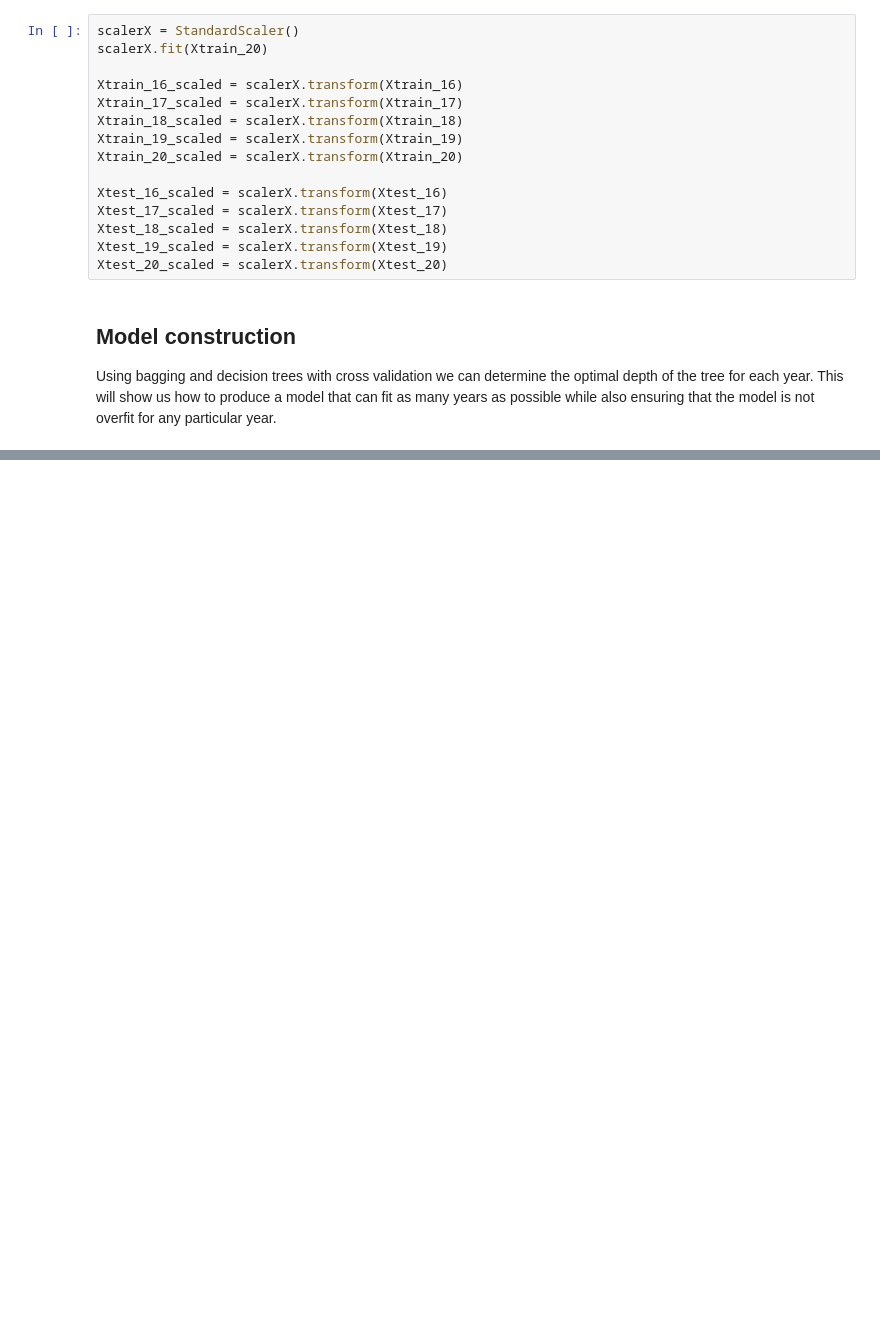
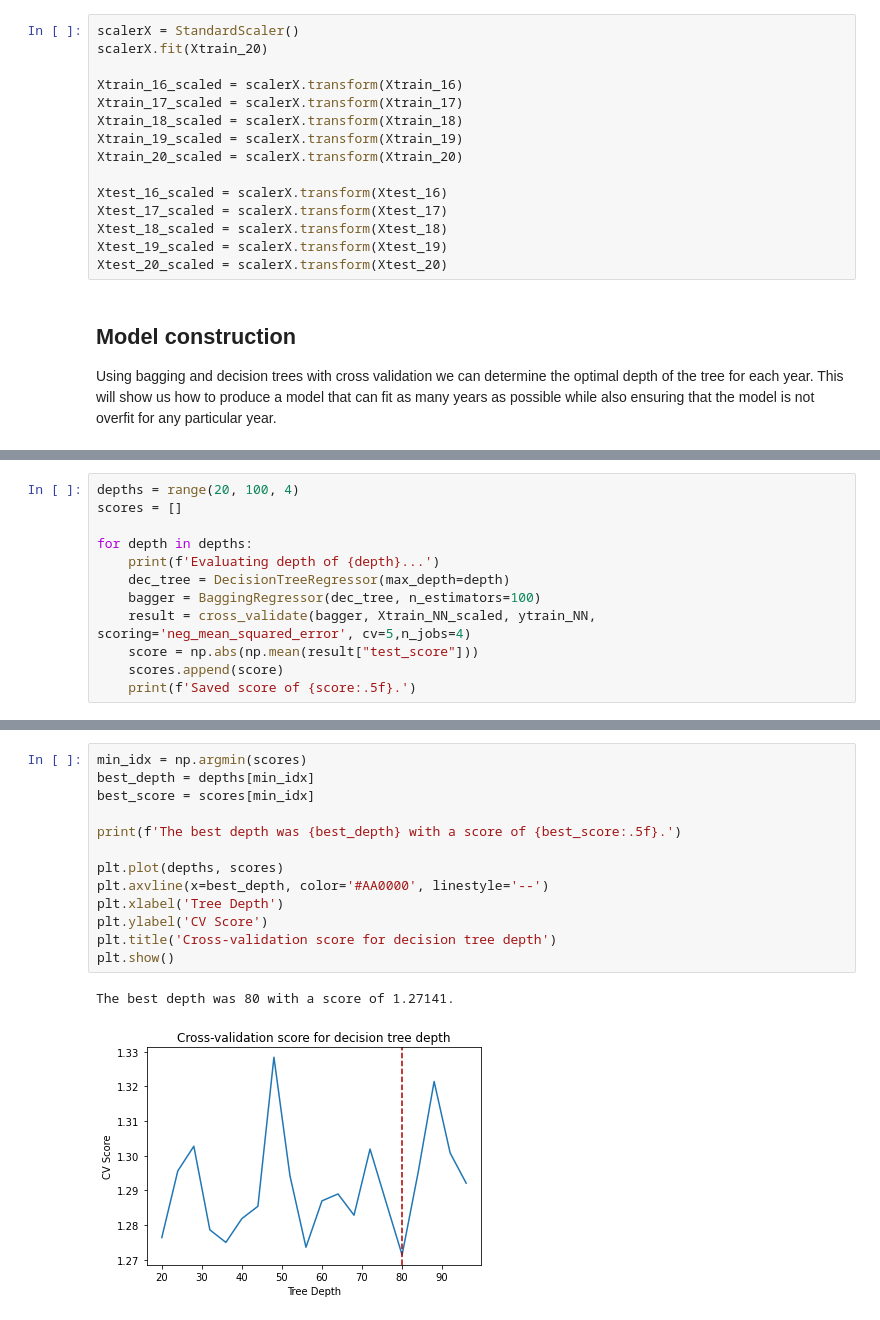
Before and after one commit to sabderra/cs109a_project, a Jupyter notebook: club_best_staff.ipynb, the cells around one changed output, grey strips where cells are left out. Saved outputs shown, nothing was run; the diff lists cells and outputs as text; blank space fills up the shorter version.

```diff
--- a/club_best_staff.ipynb
+++ b/club_best_staff.ipynb
@@ -559,0 +863,12 @@ The optimized and scaled tree results in 0.77404 accurate on the FIFA20 set.
+# %%
+depths = range(20, 100, 4)
+scores = []
+
+for depth in depths:
+    print(f'Evaluating depth of {depth}...')
+    dec_tree = DecisionTreeRegressor(max_depth=depth)
+    bagger = BaggingRegressor(dec_tree, n_estimators=100)
+    result = cross_validate(bagger, Xtrain_NN_scaled, ytrain_NN, scoring='neg_mean_squared_error', cv=5,n_jobs=4)
+    score = np.abs(np.mean(result["test_score"]))
+    scores.append(score)
+    print(f'Saved score of {score:.5f}.')
@@ -559,0 +893,16 @@ The optimized and scaled tree results in 0.77404 accurate on the FIFA20 set.
+# %%
+min_idx = np.argmin(scores)
+best_depth = depths[min_idx]
+best_score = scores[min_idx]
+
+print(f'The best depth was {best_depth} with a score of {best_score:.5f}.')
+
+plt.plot(depths, scores)
+plt.axvline(x=best_depth, color='#AA0000', linestyle='--')
+plt.xlabel('Tree Depth')
+plt.ylabel('CV Score')
+plt.title('Cross-validation score for decision tree depth')
+plt.show()
+# %% [output]
+The best depth was 80 with a score of 1.27141.
+[figure, added]
```
Also changed, not shown: parts of 27 cells of this notebook.
